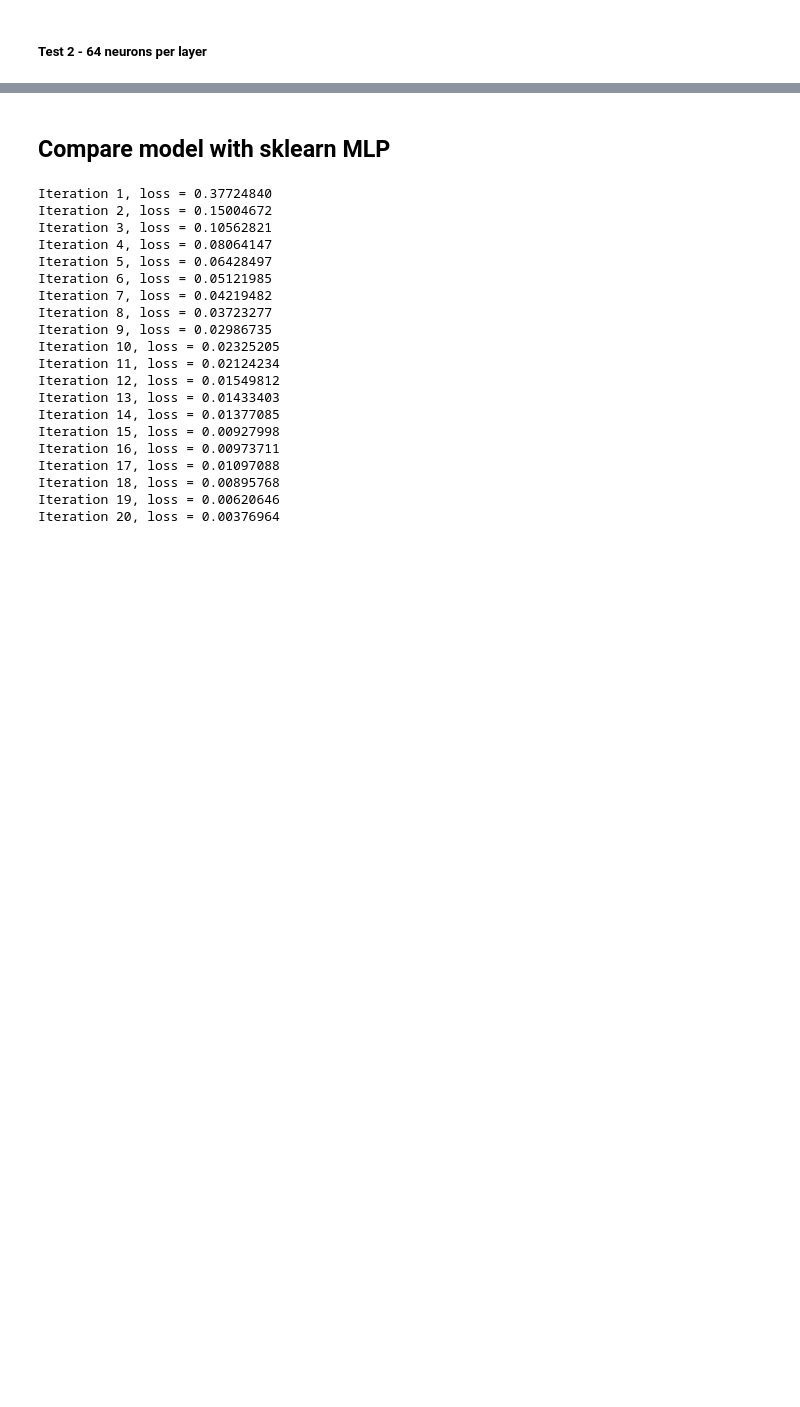
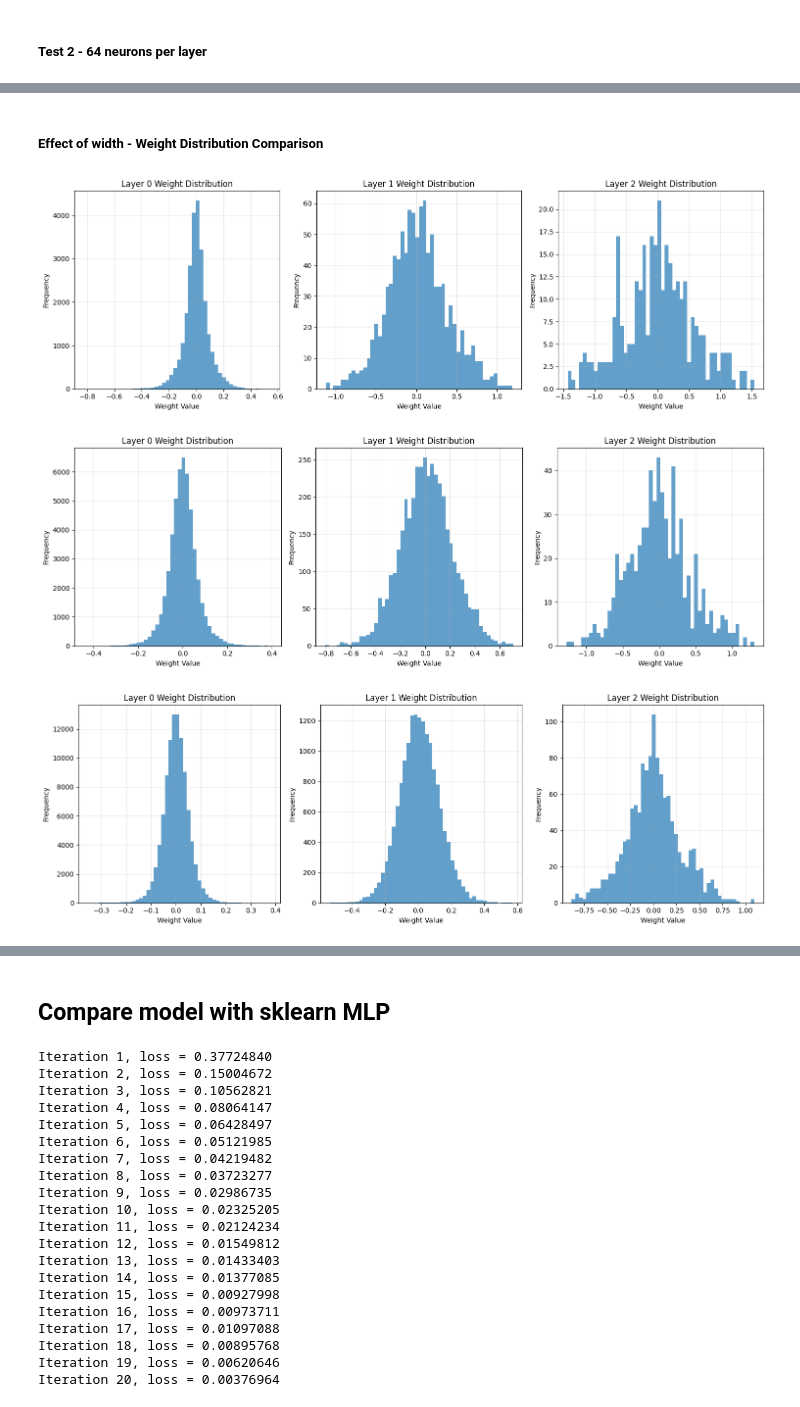
Before and after one commit to riyorax/Tugas-Besar-1-IF3270, a Jupyter notebook: src/main.ipynb, the cells around one changed output, grey strips where cells are left out. Saved outputs shown, nothing was run; the diff lists cells and outputs as text; code cells hidden in the pictures; blank space fills up the shorter version.

```diff
--- a/src/main.ipynb
+++ b/src/main.ipynb
@@ -219,0 +256,10 @@ model_test_2_fixed_depth.plot_training()
+# %% [markdown]
+##### Effect of width - Weight Distribution Comparison
+# %%
+model_test_1_effect_of_width.plot_weight_distribution()
+model_test_2_effect_of_width.plot_weight_distribution()
+model_test_3_effect_of_width.plot_weight_distribution()
+# %% [output]
+[figure, added]
+[figure, added]
+[figure, added]
```
Also changed, not shown: parts of 40 cells of this notebook.
